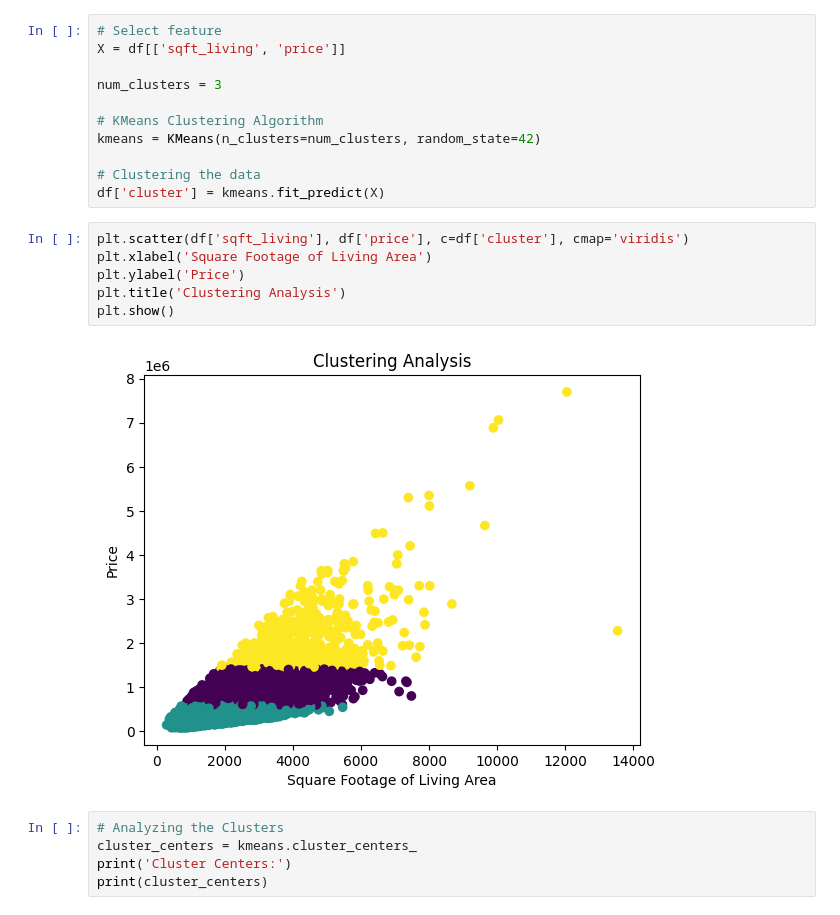
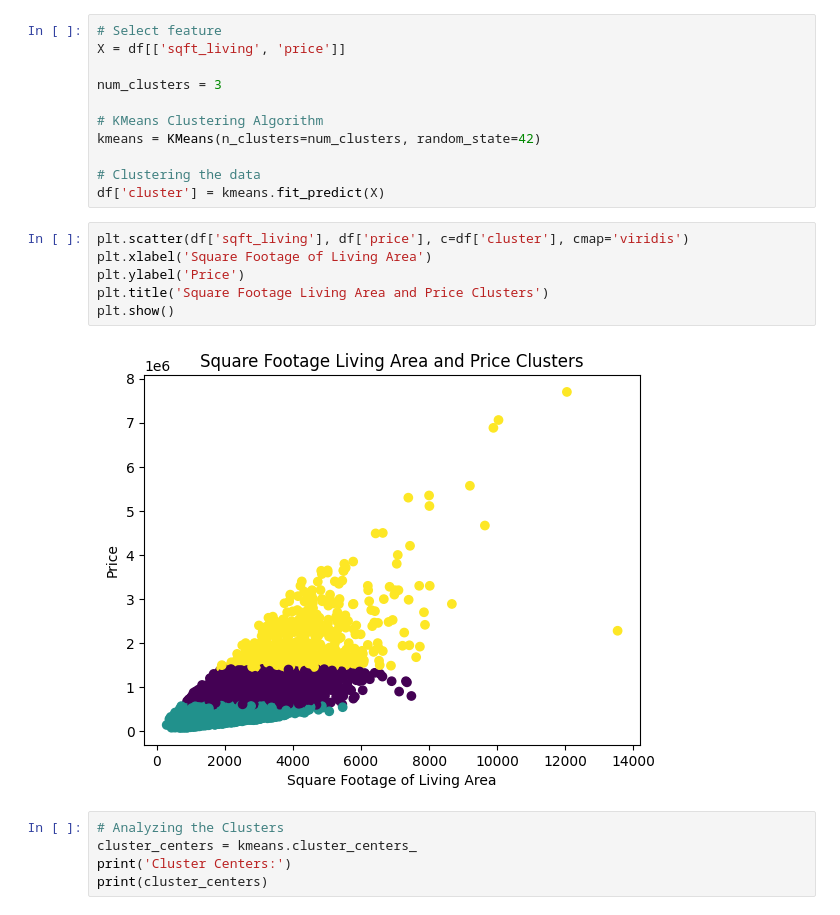
Before and after one commit to andidprastyo/Data-Analyst-Projects, a Jupyter notebook: Data Science/House Pricing Analysis/analysis.ipynb, the cells around one changed output. Saved outputs shown, nothing was run; the diff lists cells and outputs as text.

```diff
--- a/Data Science/House Pricing Analysis/analysis.ipynb
+++ b/Data Science/House Pricing Analysis/analysis.ipynb
@@ -173,11 +176,11 @@ df['cluster'] = kmeans.fit_predict(X)
 # %%
 plt.scatter(df['sqft_living'], df['price'], c=df['cluster'], cmap='viridis')
 plt.xlabel('Square Footage of Living Area')
 plt.ylabel('Price')
-plt.title('Clustering Analysis')
+plt.title('Square Footage Living Area and Price Clusters')
 plt.show()
 # %% [output]
-[figure, old version]
+[figure, new version]
 # %%
 # Analyzing the Clusters
 cluster_centers = kmeans.cluster_centers_
```
Also changed, not shown: parts of 10 cells of this notebook.
